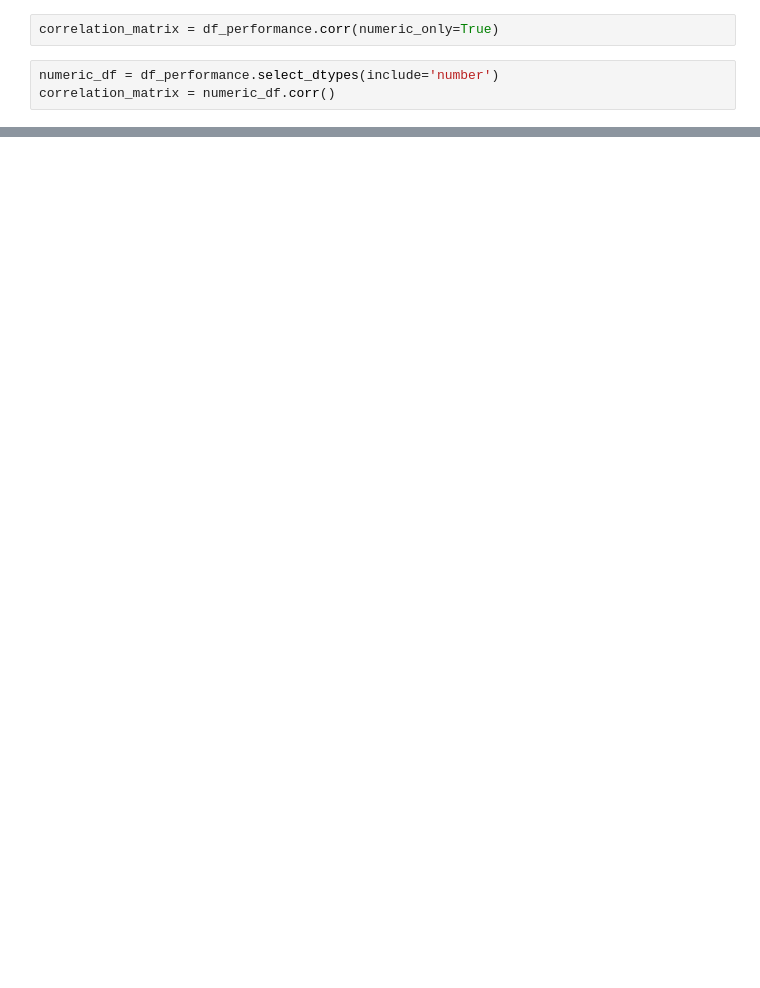
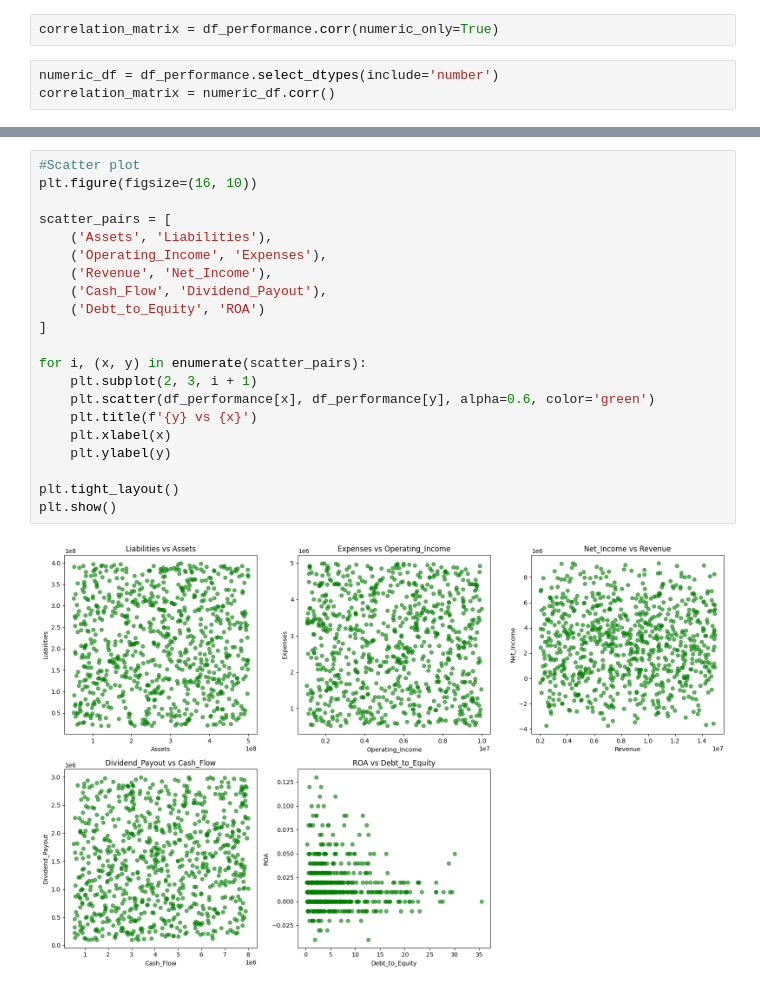
Before and after one commit to Leonardo-Mello22/Analise-DeutscheBank, a Jupyter notebook: Analise.ipynb, the cells around one changed output, grey strips where cells are left out. Saved outputs shown, nothing was run; the diff lists cells and outputs as text; blank space fills up the shorter version.

```diff
--- a/Analise.ipynb
+++ b/Analise.ipynb
@@ -27 +62,24 @@ correlation_matrix = numeric_df.corr()
+# %%
+#Scatter plot
+plt.figure(figsize=(16, 10))
+
+scatter_pairs = [
+    ('Assets', 'Liabilities'),
+    ('Operating_Income', 'Expenses'),
+    ('Revenue', 'Net_Income'),
+    ('Cash_Flow', 'Dividend_Payout'),
+    ('Debt_to_Equity', 'ROA')
+]
+
+for i, (x, y) in enumerate(scatter_pairs):
+    plt.subplot(2, 3, i + 1)
+    plt.scatter(df_performance[x], df_performance[y], alpha=0.6, color='green')
+    plt.title(f'{y} vs {x}')
+    plt.xlabel(x)
+    plt.ylabel(y)
+
+plt.tight_layout()
+plt.show()
+# %% [output]
+[figure, added]
 # %%
```
Also changed, not shown: parts of 7 cells of this notebook.
